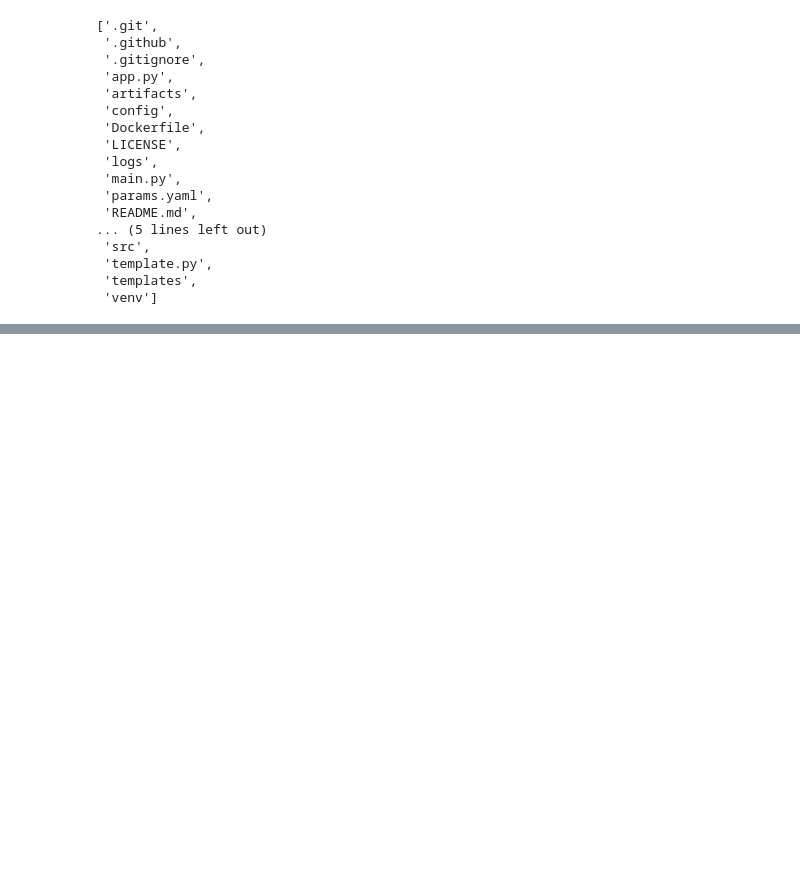
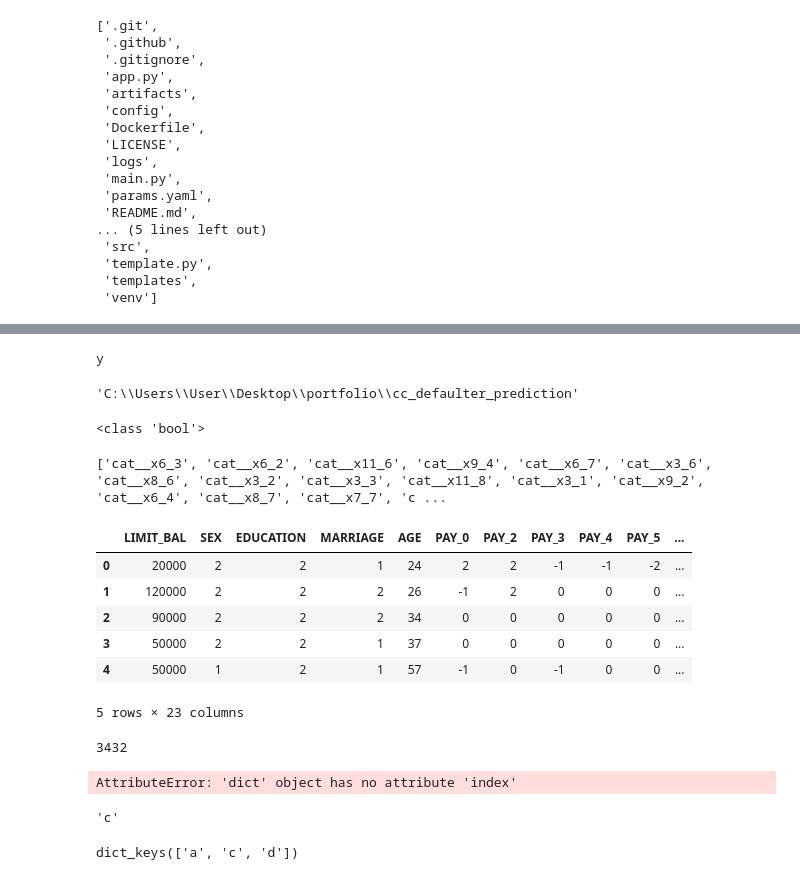
Before and after one commit to aparnatejaswini/cc_defaulter_prediction, a Jupyter notebook: research/trials.ipynb, the cells around one changed output, grey strips where cells are left out. Saved outputs shown, nothing was run; the diff lists cells and outputs as text; code cells hidden in the pictures; blank space fills up the shorter version.

```diff
--- a/research/trials.ipynb
+++ b/research/trials.ipynb
@@ -204,0 +213,33 @@ from box import ConfigBox
+# %%
+with open('schema.yaml') as schema:
+    content = yaml.safe_load(schema)
+    print(ConfigBox(content).target_column)
+# %% [output]
+y
+# %%
+pwd
+# %% [output]
+'C:\\Users\\User\\Desktop\\portfolio\\cc_defaulter_prediction'
+# %%
+with open('artifacts\data_validation\status.txt') as r:
+    print(type(bool(r.readlines()[0])))
+# %% [output]
+<class 'bool'>
+# %%
+with open('artifacts\data_transformation\selected_features.txt') as r:
+    print(r.readlines()[0].split(','))
+# %% [output]
+['cat__x6_3', 'cat__x6_2', 'cat__x11_6', 'cat__x9_4', 'cat__x6_7', 'cat__x3_6', 'cat__x8_6', 'cat__x3_2', 'cat__x3_3', 'cat__x11_8', 'cat__x3_1', 'cat__x9_2', 'cat__x6_4', 'cat__x8_7', 'cat__x7_7', 'c ...
+# %%
+import pandas as pd
+df = pd.read_csv(r'C:\Users\User\Desktop\creditCardDefaulters\code\creditCardDefaulters\Prediction_Batch_files\creditCardFraud_28011960_120210.csv')
+# %%
+df
+# %% [output]
+|  | LIMIT_BAL | SEX | EDUCATION | MARRIAGE | AGE | PAY_0 | PAY_2 | PAY_3 | PAY_4 | PAY_5 | ... |
+| 0 | 20000 | 2 | 2 | 1 | 24 | 2 | 2 | -1 | -1 | -2 | ... |
+| 1 | 120000 | 2 | 2 | 2 | 26 | -1 | 2 | 0 | 0 | 0 | ... |
+| 2 | 90000 | 2 | 2 | 2 | 34 | 0 | 0 | 0 | 0 | 0 | ... |
+| 3 | 50000 | 2 | 2 | 1 | 37 | 0 | 0 | 0 | 0 | 0 | ... |
+| 4 | 50000 | 1 | 2 | 1 | 57 | -1 | 0 | -1 | 0 | 0 | ... |
+5 rows × 23 columns
@@ -205,3 +248,19 @@ from box import ConfigBox
+# %%
+max(sorted(d.values()))
+# %% [output]
+3432
+# %%
+d.index(max(sorted(d.values())))
+# %% [output]
+AttributeError: 'dict' object has no attribute 'index'
+# %%
+list(d.keys())[list(d.values()).index(3432)]
+# %% [output]
+'c'
+# %%
+d.keys()
+# %% [output]
+dict_keys(['a', 'c', 'd'])
 # %%
 with open('params.yaml') as yaml_file:
     content = yaml.safe_load(yaml_file)
```
Also changed, not shown: parts of 23 cells of this notebook, 23 other files.
